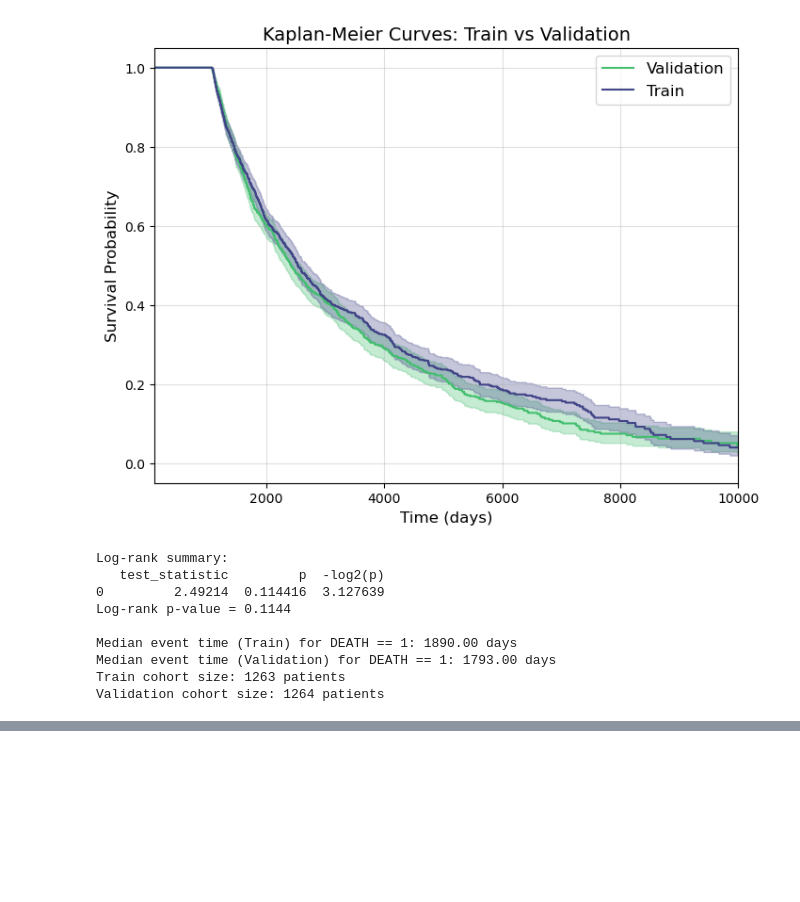
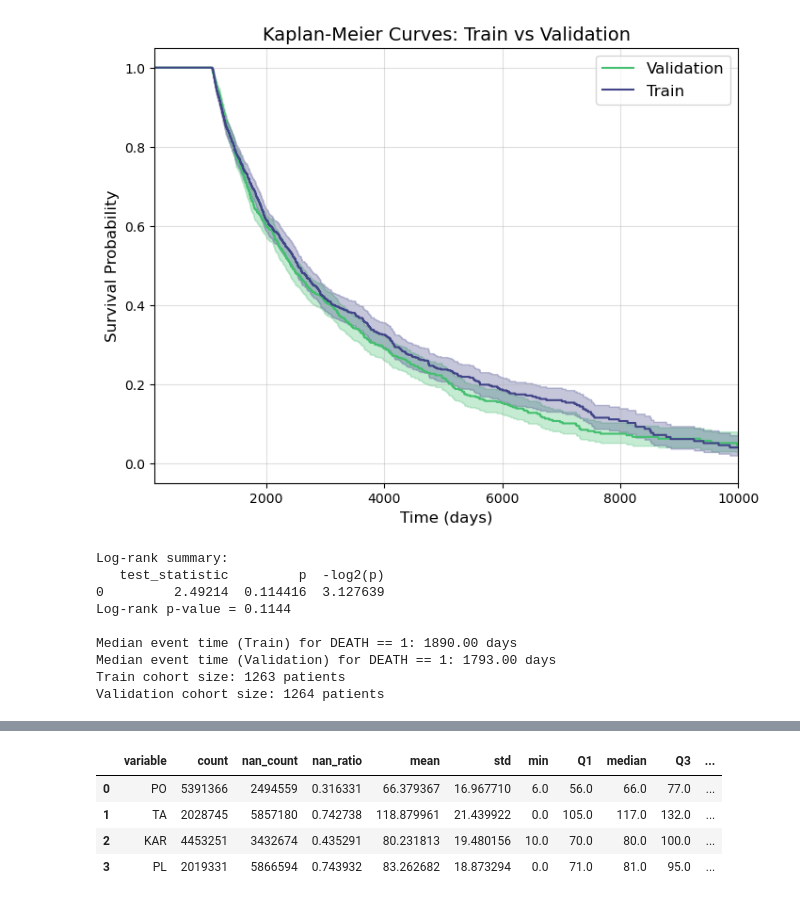
Before and after one commit to multisigbert-2026/MultiSigBERT, a Jupyter notebook: notebooks/descriptive_statistics.ipynb, the cells around one changed output, grey strips where cells are left out. Cells and saved outputs as stored; diff of their text form; code cells hidden in the pictures; blank space fills up the shorter version.

```diff
--- a/notebooks/descriptive_statistics.ipynb
+++ b/notebooks/descriptive_statistics.ipynb
@@ -381,0 +392,19 @@ Validation cohort size: 1264 patients
+# %%
+df_seq, mapping_type_libelle = load_sequence_data(
+    path_seq,
+    ippr_conforme,
+    id_col_original = "IPPR",
+    id_col_final = "ID")
+# %%
+df_wide, mapping_libelle_filtered = build_wide_table_and_metadata(
+    df_seq=df_seq,
+    mapping_type_libelle=mapping_type_libelle,
+    ordinal_codes=ordinal_codes,
+    covariables_list=covariables_list)
+# %%
+# Import the survival metadata
+df_meta = pd.read_csv('./survival_metadata_by_patient.csv')
+df_meta = df_meta.rename(columns={'IPPR': 'ID'})
+df_wide_meta = df_wide.merge(df_meta, on='ID', how='left')
+df_wide_meta = df_wide_meta.rename(columns={'DATE_DONNEE': 'date_creation'})
+df_wide_meta = convert_date_columns(df_wide_meta)
@@ -381,0 +415,28 @@ Validation cohort size: 1264 patients
+# %%
+# Descriptive statistics for multimodal
+desc_stats = []
+for var in covariables_list:
+    series = df_merge[var]
+    stats = {
+        "variable": var,
+        "count": series.count(),
+        "nan_count": series.isna().sum(),
+        "nan_ratio": series.isna().mean(),
+        "mean": series.mean(),
+        "std": series.std(),
+        "min": series.min(),
+        "Q1": series.quantile(0.25),
+        "median": series.median(),
+        "Q3": series.quantile(0.75),
+        "max": series.max()
+    }
+
+    desc_stats.append(stats)
+df_descriptive = pd.DataFrame(desc_stats)
+df_descriptive
+# %% [output]
+|  | variable | count | nan_count | nan_ratio | mean | std | min | Q1 | median | Q3 | ... |
+| 0 | PO | 5391366 | 2494559 | 0.316331 | 66.379367 | 16.967710 | 6.0 | 56.0 | 66.0 | 77.0 | ... |
+| 1 | TA | 2028745 | 5857180 | 0.742738 | 118.879961 | 21.439922 | 0.0 | 105.0 | 117.0 | 132.0 | ... |
+| 2 | KAR | 4453251 | 3432674 | 0.435291 | 80.231813 | 19.480156 | 10.0 | 70.0 | 80.0 | 100.0 | ... |
+| 3 | PL | 2019331 | 5866594 | 0.743932 | 83.262682 | 18.873294 | 0.0 | 71.0 | 81.0 | 95.0 | ... |
```
Also changed, not shown: parts of 13 cells of this notebook.
